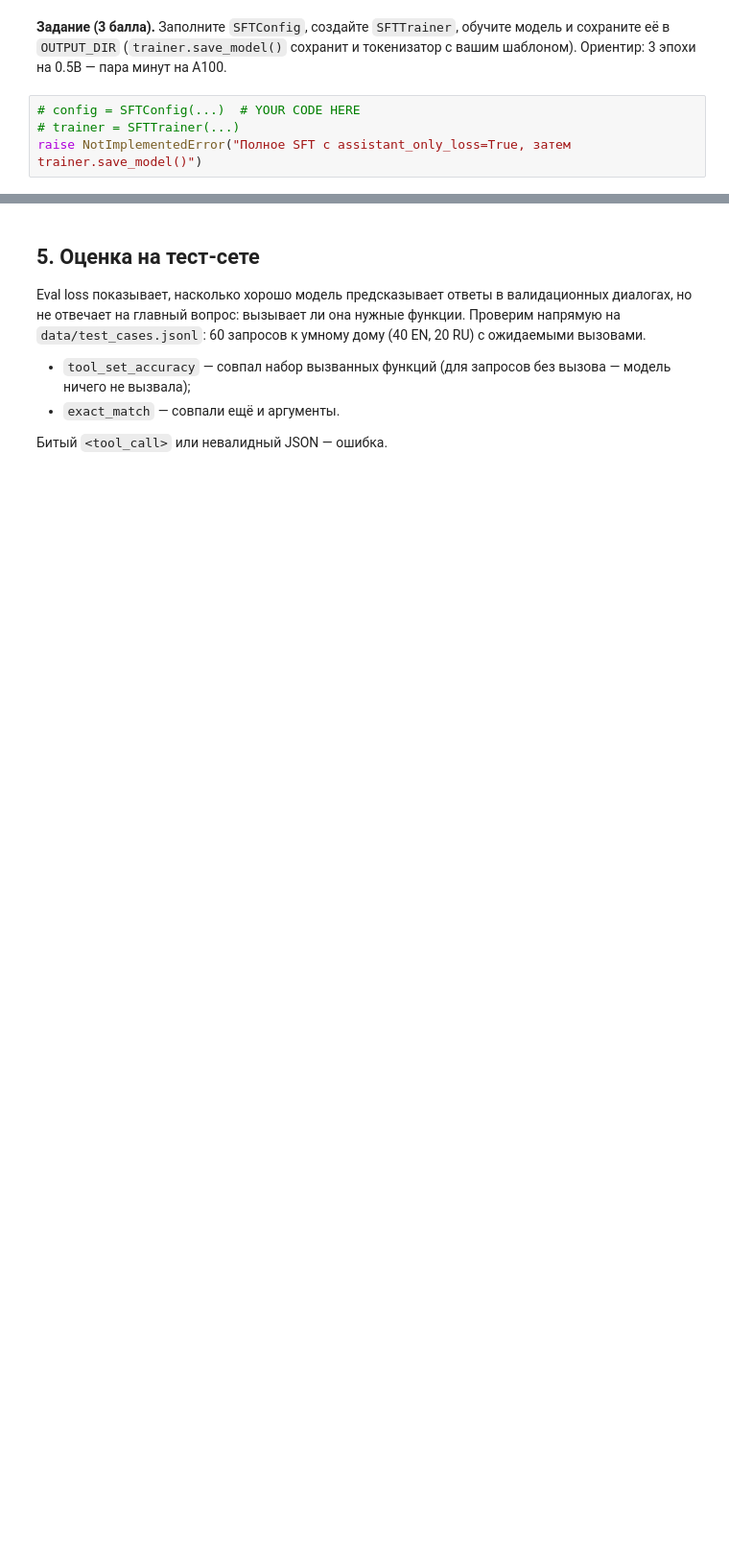
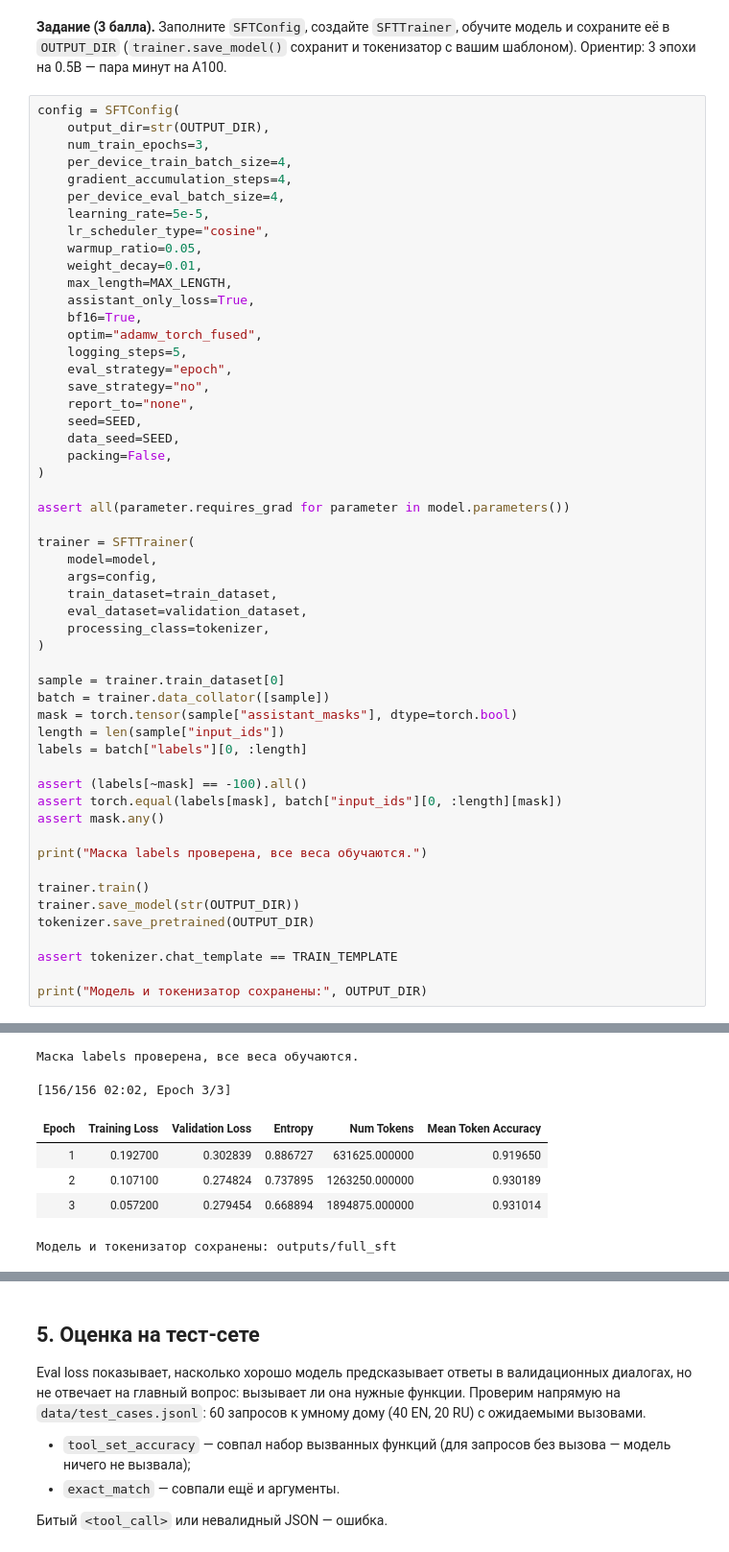
Before and after one commit to LenLev/HW_LLM3, a Jupyter notebook: sft_function_calling_hw_student.ipynb, the cells around one changed output, grey strips where cells are left out. Shown at 96% size. Cells and saved outputs as stored; diff of their text form; blank space fills up the shorter version.

```diff
--- a/sft_function_calling_hw_student.ipynb
+++ b/sft_function_calling_hw_student.ipynb
@@ -374,6 +372,56 @@ validation_dataset = to_dataset(validation_rows)
 **Задание (3 балла).** Заполните `SFTConfig`, создайте `SFTTrainer`, обучите модель и сохраните её в `OUTPUT_DIR`
 (`trainer.save_model()` сохранит и токенизатор с вашим шаблоном). Ориентир: 3 эпохи на 0.5B — пара минут на A100.
 # %%
-# config = SFTConfig(...)  # YOUR CODE HERE
-# trainer = SFTTrainer(...)
-raise NotImplementedError("Полное SFT с assistant_only_loss=True, затем trainer.save_model()")
+config = SFTConfig(
+    output_dir=str(OUTPUT_DIR),
+    num_train_epochs=3,
+    per_device_train_batch_size=4,
+    gradient_accumulation_steps=4,
+    per_device_eval_batch_size=4,
+    learning_rate=5e-5,
+    lr_scheduler_type="cosine",
+    warmup_ratio=0.05,
+    weight_decay=0.01,
+    max_length=MAX_LENGTH,
+    assistant_only_loss=True,
+    bf16=True,
+    optim="adamw_torch_fused",
+    logging_steps=5,
+    eval_strategy="epoch",
+    save_strategy="no",
+    report_to="none",
+    seed=SEED,
+    data_seed=SEED,
+    packing=False,
+)
+
+assert all(parameter.requires_grad for parameter in model.parameters())
+
+trainer = SFTTrainer(
+    model=model,
+    args=config,
+    train_dataset=train_dataset,
+    eval_dataset=validation_dataset,
+    processing_class=tokenizer,
+)
+
+sample = trainer.train_dataset[0]
+batch = trainer.data_collator([sample])
+mask = torch.tensor(sample["assistant_masks"], dtype=torch.bool)
+length = len(sample["input_ids"])
+labels = batch["labels"][0, :length]
+
+assert (labels[~mask] == -100).all()
+assert torch.equal(labels[mask], batch["input_ids"][0, :length][mask])
+assert mask.any()
+
+print("Маска labels проверена, все веса обучаются.")
+
+trainer.train()
+trainer.save_model(str(OUTPUT_DIR))
+tokenizer.save_pretrained(OUTPUT_DIR)
+
+assert tokenizer.chat_template == TRAIN_TEMPLATE
+
+print("Модель и токенизатор сохранены:", OUTPUT_DIR)
+# %% [output]
@@ -380,3 +429,10 @@ raise NotImplementedError("Полное SFT с assistant_only_loss=True, зат
+Маска labels проверена, все веса обучаются.
+[156/156 02:02, Epoch 3/3]
+| Epoch | Training Loss | Validation Loss | Entropy | Num Tokens | Mean Token Accuracy |
+| 1 | 0.192700 | 0.302839 | 0.886727 | 631625.000000 | 0.919650 |
+| 2 | 0.107100 | 0.274824 | 0.737895 | 1263250.000000 | 0.930189 |
+| 3 | 0.057200 | 0.279454 | 0.668894 | 1894875.000000 | 0.931014 |
+Модель и токенизатор сохранены: outputs/full_sft
 # %%
 history = pd.DataFrame(trainer.state.log_history)
 train_log = history.dropna(subset=["loss"])
```
Also changed, not shown: parts of 9 cells of this notebook.
